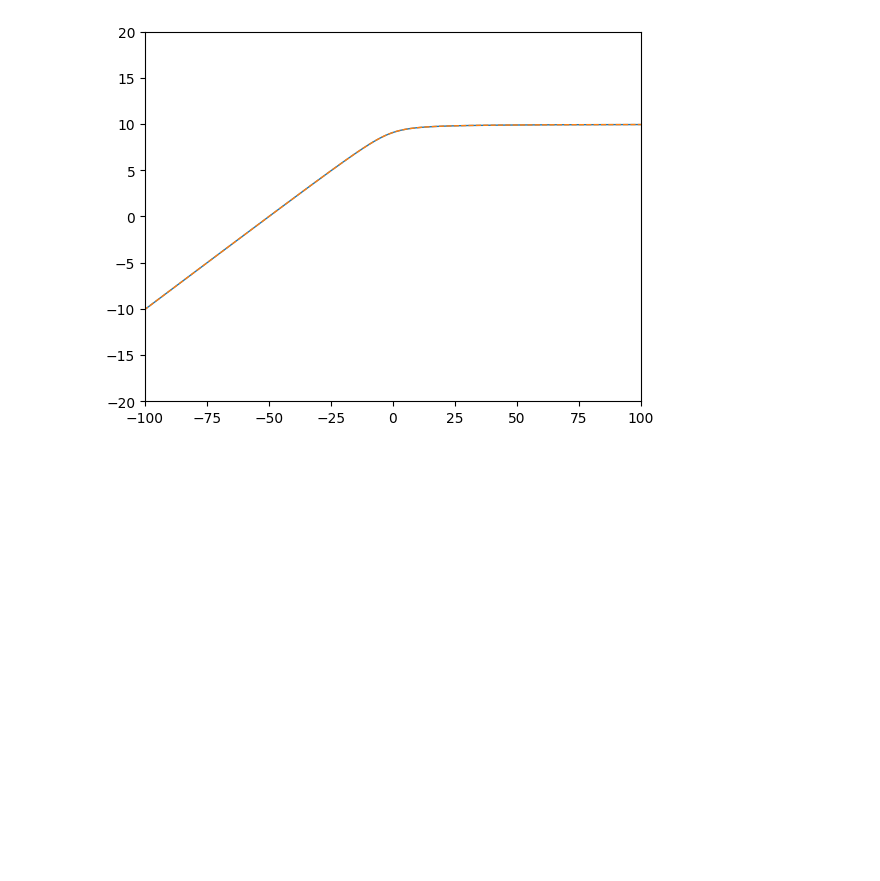
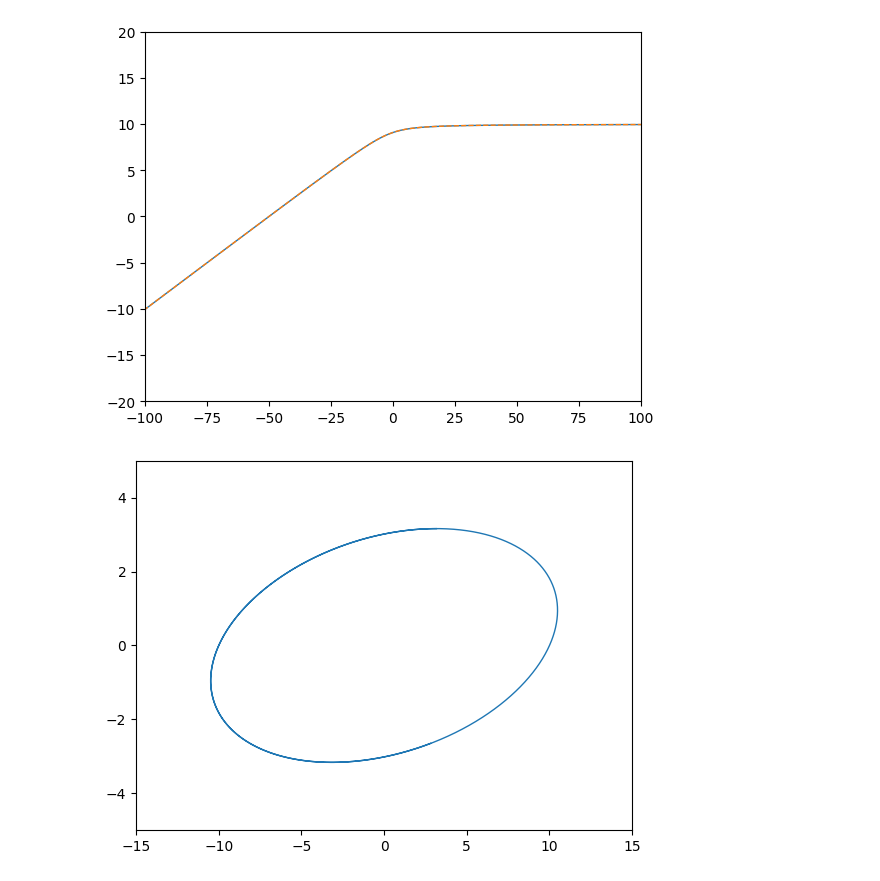
Before and after one commit to gsalinasphys/orbits, a Jupyter notebook: numbakit-ode/orbit_examples.ipynb, the cells around one changed output. Drawn from its saved outputs; the diff is of its cells as text; code cells hidden in the pictures; blank space fills up the shorter version.

```diff
--- a/numbakit-ode/orbit_examples.ipynb
+++ b/numbakit-ode/orbit_examples.ipynb
@@ -83,8 +83,3 @@ plt.plot(x2ds_sol, y2ds_sol, linestyle='--', linewidth=1)
 plt.axis([-100, 100, -20, 20]);
 # %% [output]
 [figure]
-# %%
-ts = np.linspace(0, 200_000, 10_000_000)
-xv0 = [1.e5, 10., 5., -1., -0.1, 0.]
-ts, vals = run_trajectory(3, xv0, k, ts)
-xs, ys, zs, vxs, vys, vzs = vals.T
@@ -96,0 +86,22 @@ def rotation_matrix(xv0: np.ndarray) -> np.ndarray:
+# %%
+def _rhs2(t: float, x: np.ndarray, p: np.ndarray) -> np.ndarray:
+    k, n_dim = p
+    r = sqrt(sum(x[:n_dim]**2))
+    return np.concatenate((x[n_dim:2*n_dim],
+                    -k * x[:n_dim]))
+# %%
+def run_trajectory2(n_dim: int, xv0: np.ndarray, k: float, ts: np.ndarray, solver_name = nbkode.RungeKutta45) -> np.ndarray:
+    assert len(xv0) == 2*n_dim, "Wrong number of dimensions"
+
+    solver = solver_name(_rhs2, 0., xv0, params=[k, n_dim])
+    return solver.run(ts)
+# %%
+ts = np.linspace(0, 10, 10_000)
+xv0 = np.array([sqrt(10), sqrt(10), -10., 0.])
+ts2, vals2 = run_trajectory2(2, xv0, k, ts)
+x2ds2, y2ds2, vx2ds2, vy2ds2 = vals2.T
+# %%
+plt.plot(x2ds2, y2ds2, linewidth=1)
+plt.axis([-15, 15, -5, 5]);
+# %% [output]
+[figure, added]
```
Also changed, not shown: parts of 8 cells of this notebook, 4 other files.
